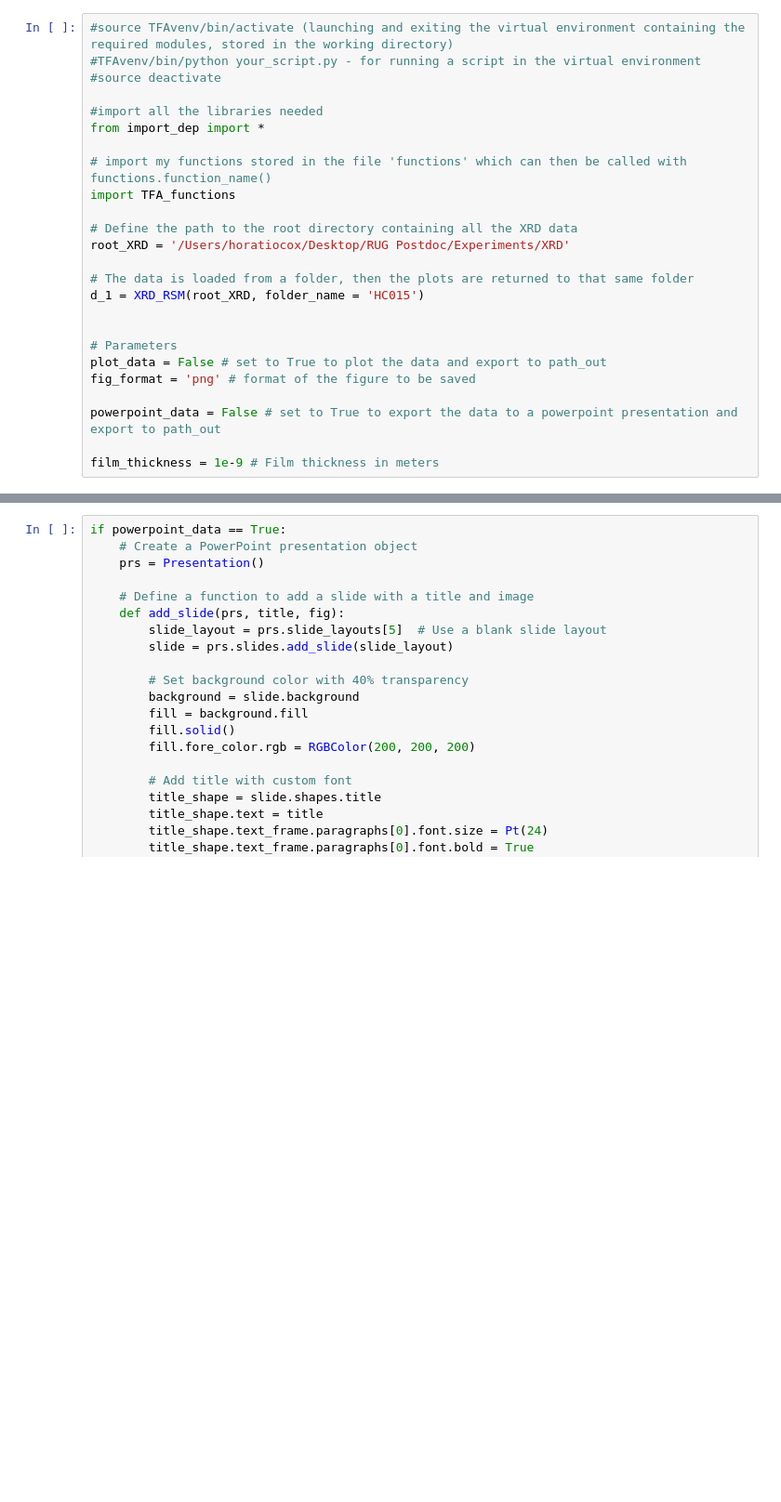
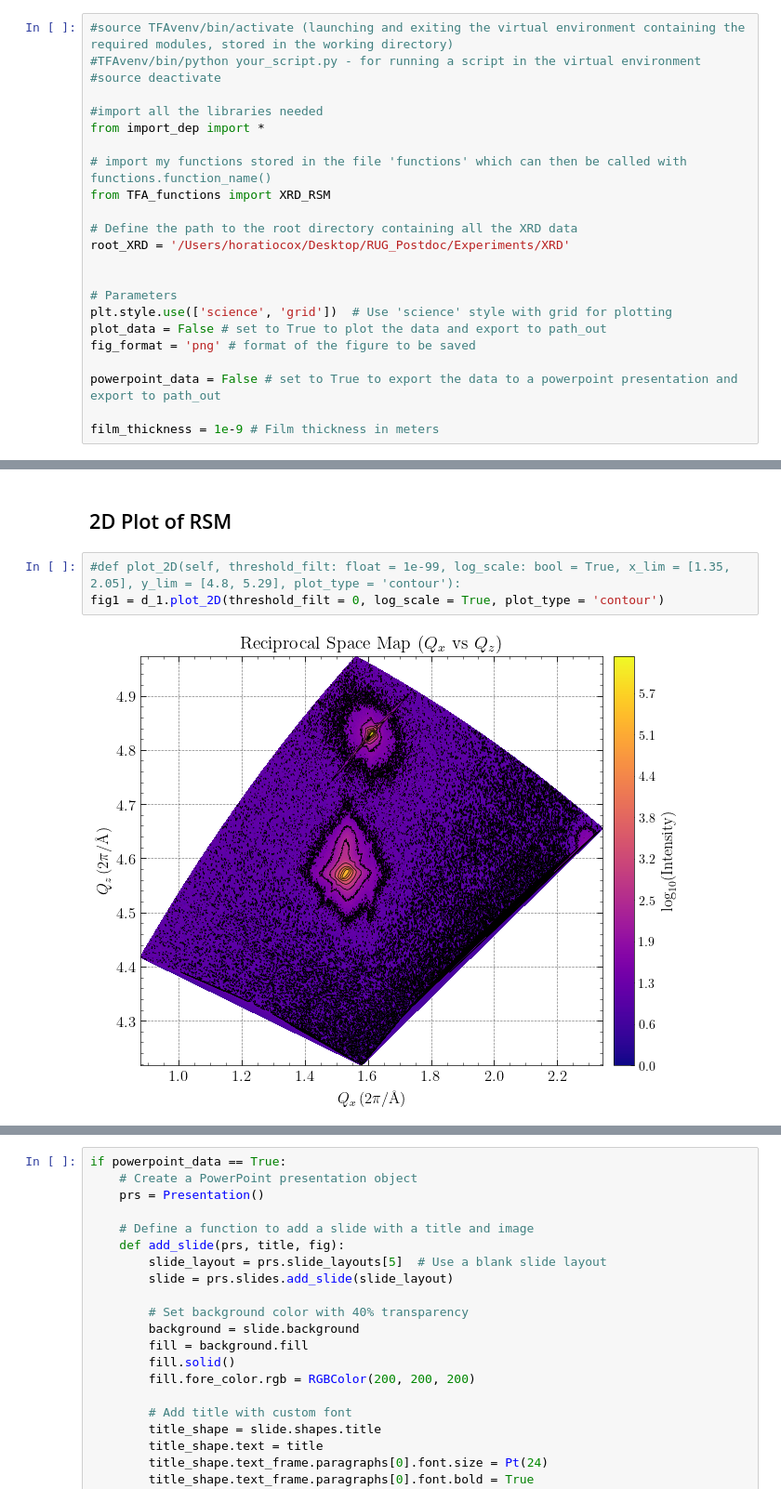
Before and after one commit to hc3413/Thin_Film_Analysis, a Jupyter notebook: XRD_Analysis.ipynb, the cells around one changed output, grey strips where cells are left out. Shown: that part at 93% size. Cells and saved outputs as stored; diff of their text form; blank space fills up the shorter version.

Commit message:
imports data automatically, exports data automatically, plots in 2D and 3D - needs improvement for the 3d and comparison plots in 3D' '

```diff
--- a/XRD_Analysis.ipynb
+++ b/XRD_Analysis.ipynb
@@ -7,16 +7,14 @@
 from import_dep import *
 
 # import my functions stored in the file 'functions' which can then be called with functions.function_name()
-import TFA_functions
+from TFA_functions import XRD_RSM
 
 # Define the path to the root directory containing all the XRD data
-root_XRD = '/Users/horatiocox/Desktop/RUG Postdoc/Experiments/XRD'
-
-# The data is loaded from a folder, then the plots are returned to that same folder
-d_1 = XRD_RSM(root_XRD, folder_name = 'HC015')
+root_XRD = '/Users/horatiocox/Desktop/RUG_Postdoc/Experiments/XRD'
 
 
 # Parameters
+plt.style.use(['science', 'grid'])  # Use 'science' style with grid for plotting
 plot_data = False # set to True to plot the data and export to path_out
 fig_format = 'png' # format of the figure to be saved
 
@@ -27,0 +49,7 @@ ModuleNotFoundError: No module named 'scipy'
+# %% [markdown]
+## 2D Plot of RSM
+# %%
+#def plot_2D(self, threshold_filt: float = 1e-99, log_scale: bool = True, x_lim = [1.35, 2.05], y_lim = [4.8, 5.29], plot_type = 'contour'):
+fig1 = d_1.plot_2D(threshold_filt = 0, log_scale = True, plot_type = 'contour')
+# %% [output]
+[figure, added]
```
Also changed, not shown: parts of 5 cells of this notebook, 2 other files.
